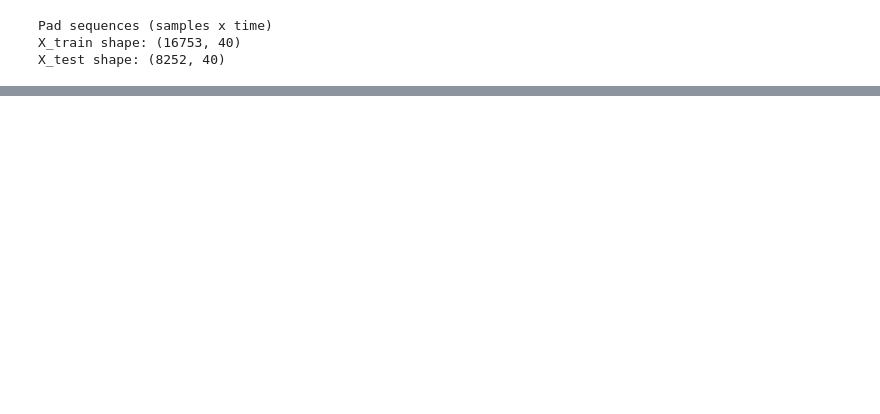
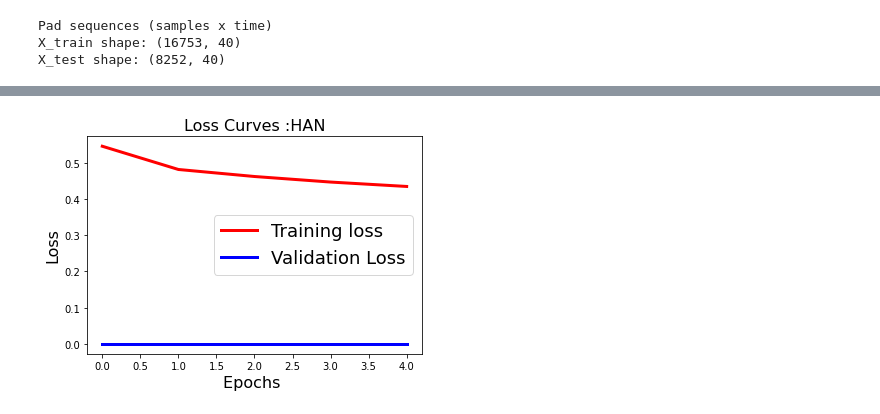
Before and after one commit to remanx2558/MIDBReviews, a Jupyter notebook: FastText_RNN.ipynb, the cells around one changed output, grey strips where cells are left out. Saved outputs shown, nothing was run; the diff lists cells and outputs as text; code cells hidden in the pictures; blank space fills up the shorter version.

```diff
--- a/FastText_RNN.ipynb
+++ b/FastText_RNN.ipynb
@@ -344,0 +356,12 @@ weighted avg       0.72      0.72      0.72      8252
+# %%
+fig1 = plt.figure()
+plt.plot(history.history['loss'],'r',linewidth=3.0)
+plt.plot(history.history['val_loss'],'b',linewidth=3.0)
+plt.legend(['Training loss', 'Validation Loss'],fontsize=18)
+plt.xlabel('Epochs ',fontsize=16)
+plt.ylabel('Loss',fontsize=16)
+plt.title('Loss Curves :HAN',fontsize=16)
+fig1.savefig('loss_han.png')
+plt.show()
+# %% [output]
+[figure, added]
```
Also changed, not shown: parts of 16 cells of this notebook.
